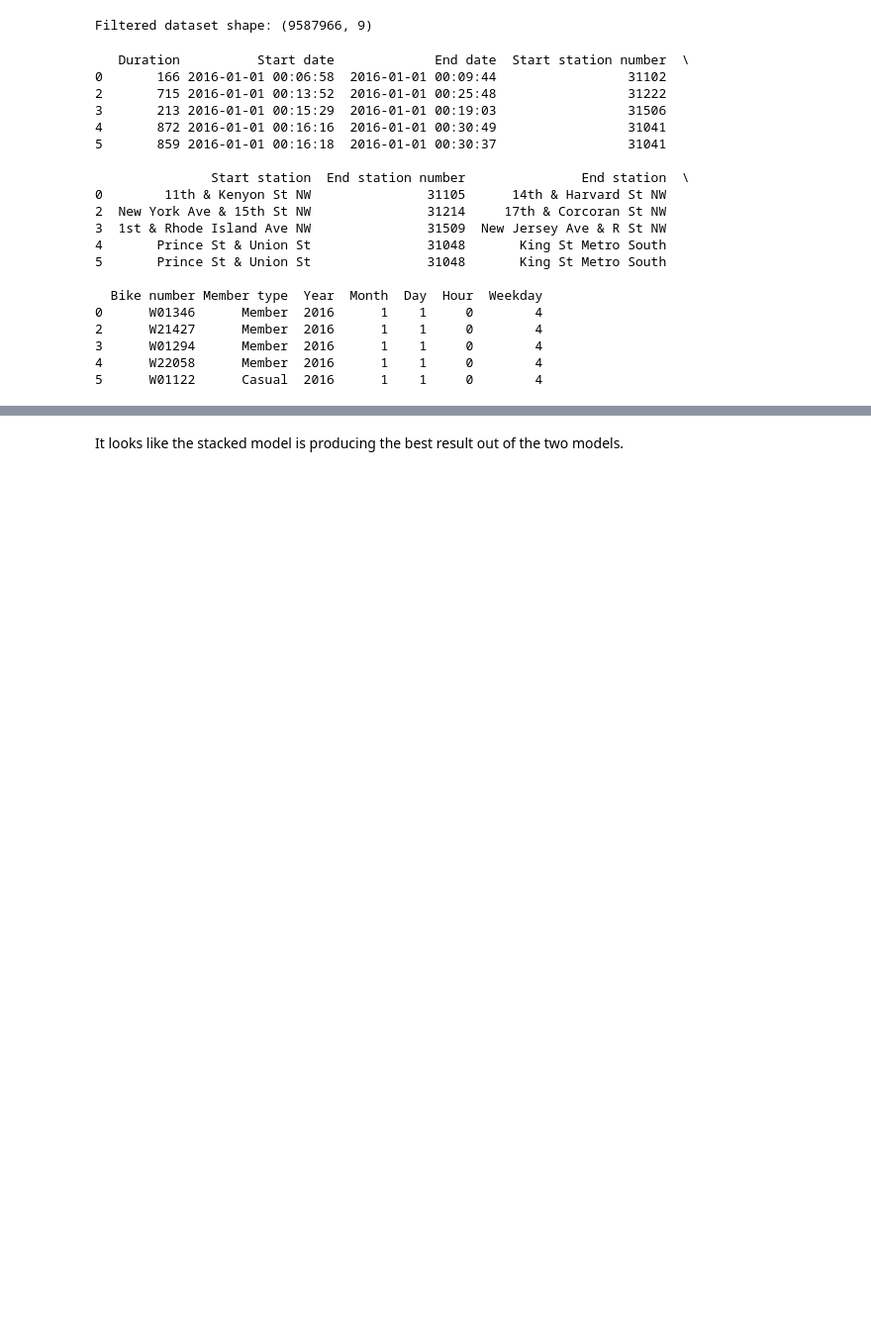
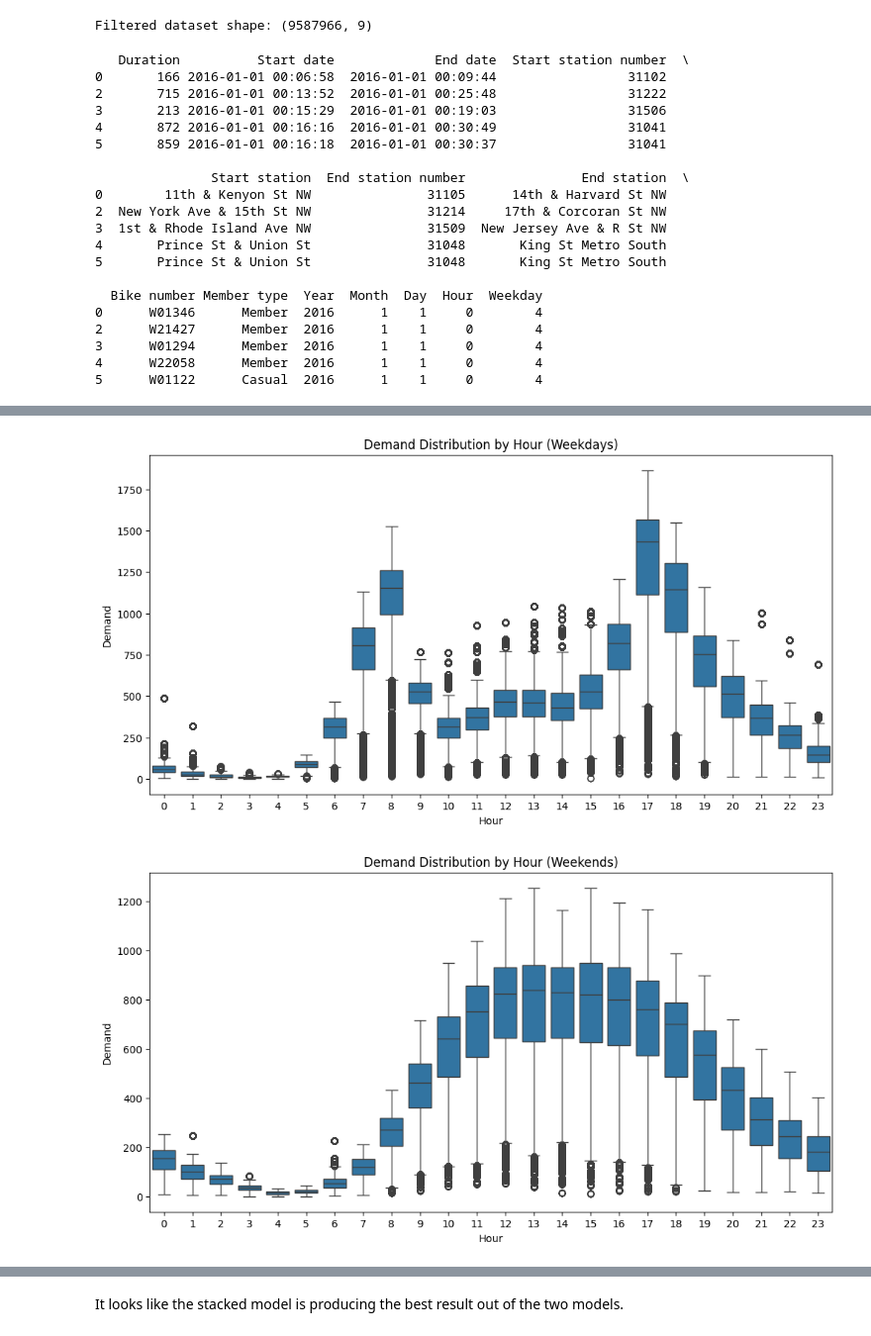
Before and after one commit to coraline1111/UTS-Group-Project, a Jupyter notebook: Group_Project.ipynb, the cells around one changed output, grey strips where cells are left out. Shown at 99% size. Drawn from its saved outputs; the diff is of its cells as text; code cells hidden in the pictures; blank space fills up the shorter version.

```diff
--- a/Group_Project.ipynb
+++ b/Group_Project.ipynb
@@ -386,0 +456,19 @@ filtered_df['Duration (min)'] = filtered_df['Duration'] / 60
+# %%
+# Filter data for weekdays and weekends
+weekday_df = filtered_df[filtered_df['IsWeekend'] == False]
+weekend_df = filtered_df[filtered_df['IsWeekend'] == True]
+
+# Boxplot for weekdays
+plt.figure(figsize=(12, 6))
+sns.boxplot(x='Hour', y='Demand', data=weekday_df)
+plt.title('Demand Distribution by Hour (Weekdays)')
+plt.show()
+
+# Boxplot for weekends
+plt.figure(figsize=(12, 6))
+sns.boxplot(x='Hour', y='Demand', data=weekend_df)
+plt.title('Demand Distribution by Hour (Weekends)')
+plt.show()
+# %% [output]
+[figure, added]
+[figure, added]
```
Also changed, not shown: parts of 24 cells of this notebook.
